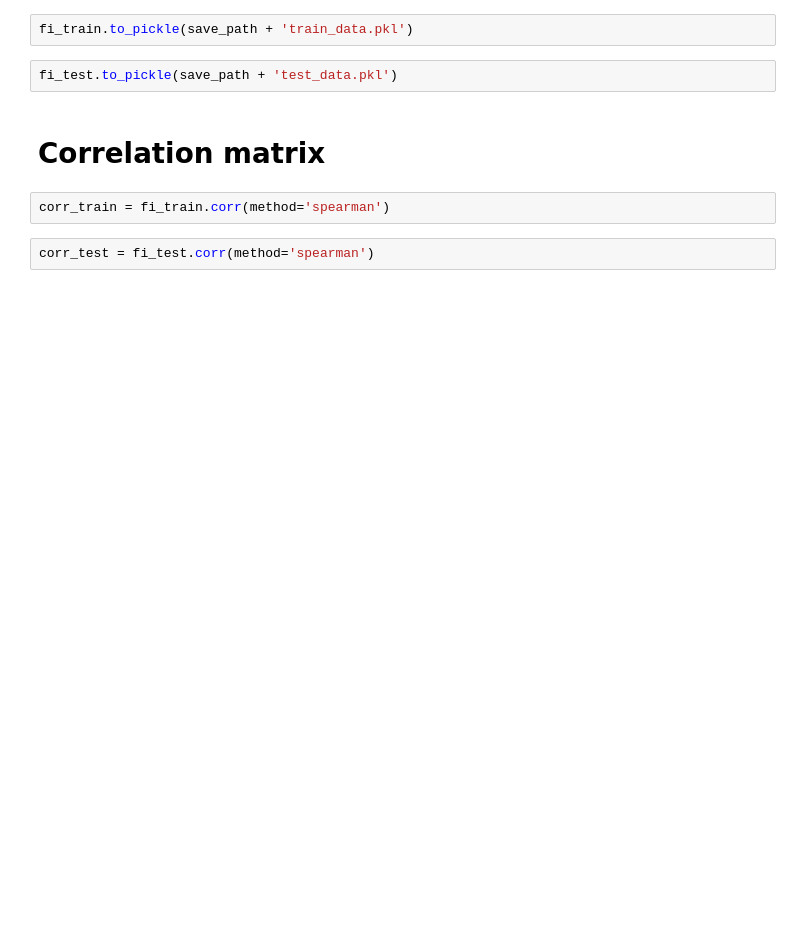
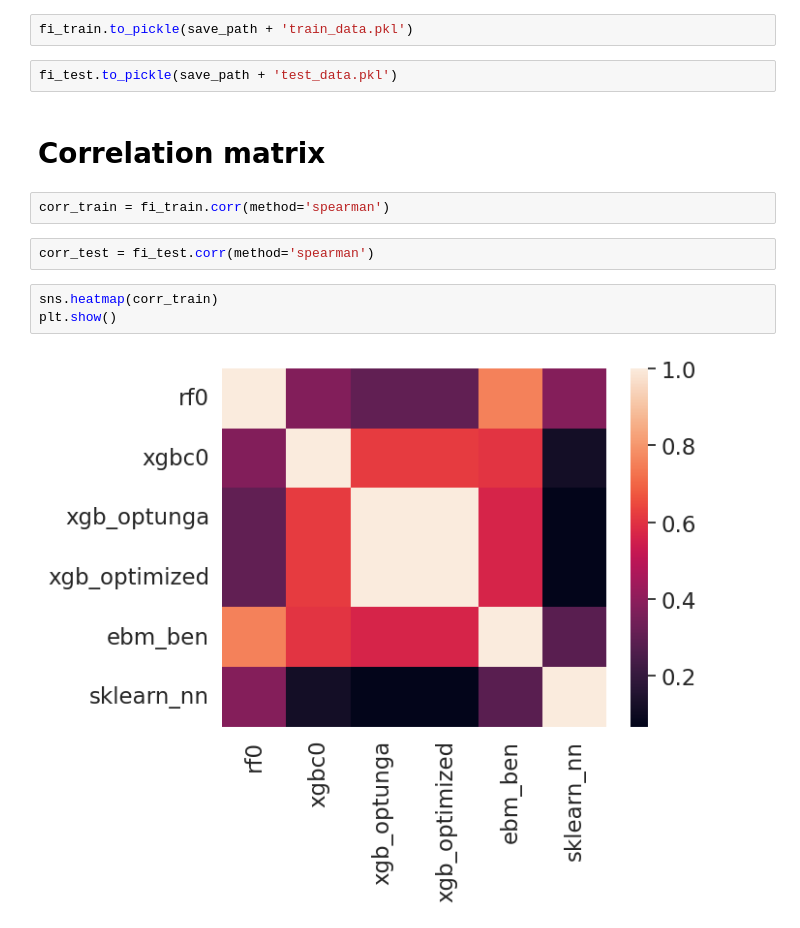
Before and after one commit to Ben-physics-dotcom/ANOR1, a Jupyter notebook: Notebooks/T2/Importances.ipynb, the cells around one changed output. Drawn from its saved outputs; the diff is of its cells as text; blank space fills up the shorter version.

```diff
--- a/Notebooks/T2/Importances.ipynb
+++ b/Notebooks/T2/Importances.ipynb
@@ -482,3 +508,8 @@ fi_test.to_pickle(save_path + 'test_data.pkl')
 corr_train = fi_train.corr(method='spearman')
 # %%
 corr_test = fi_test.corr(method='spearman')
+# %%
+sns.heatmap(corr_train)
+plt.show()
+# %% [output]
+[figure, added]
```
Also changed, not shown: parts of 4 cells of this notebook.
